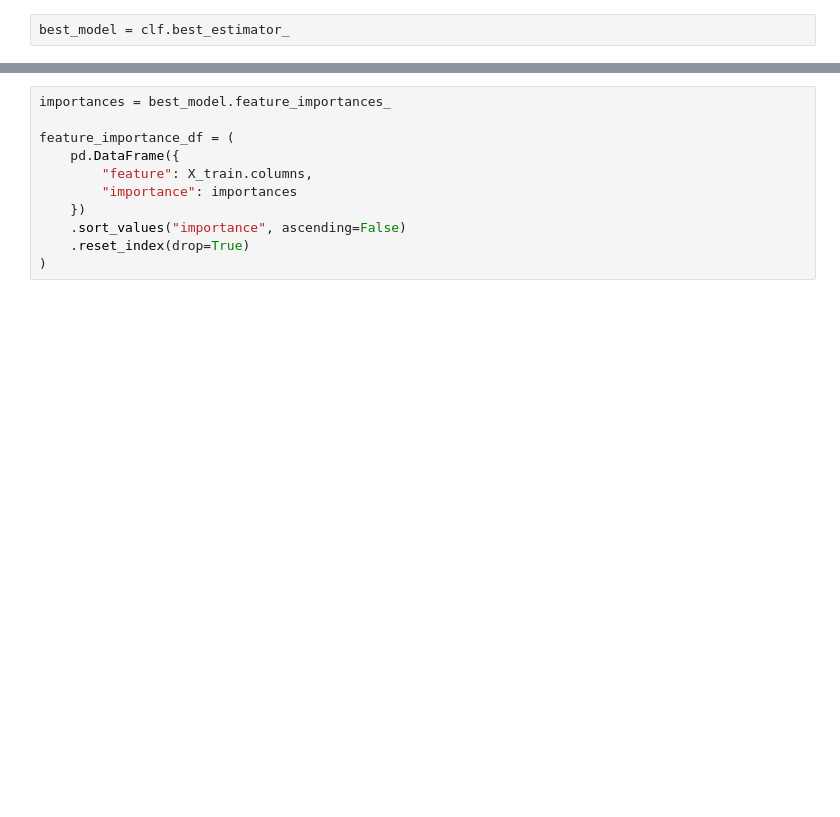
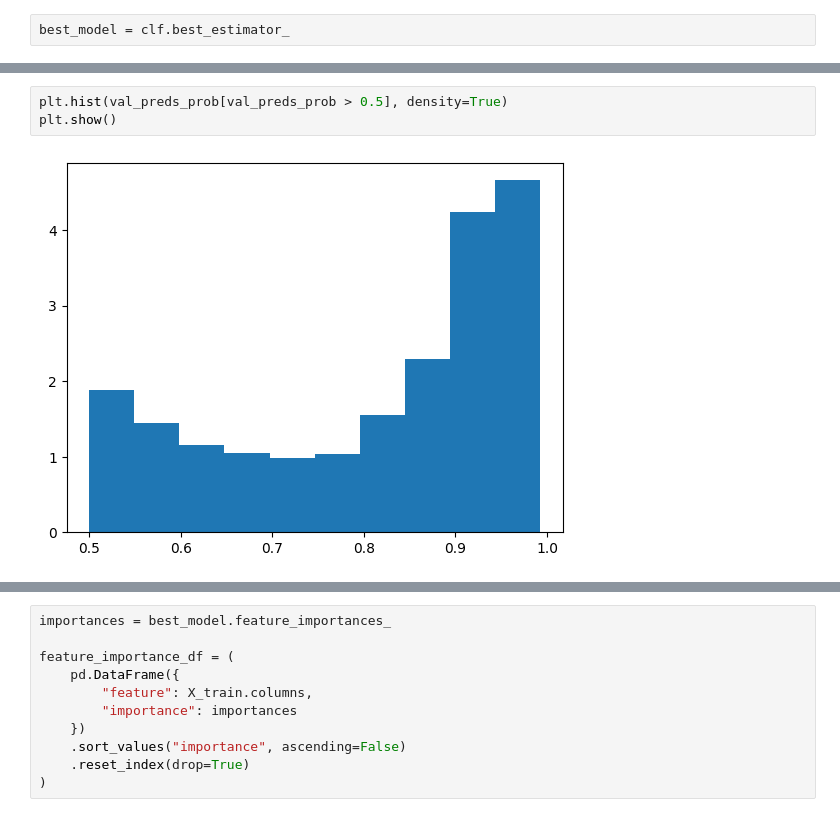
Before and after one commit to yubenjamin2022/UCLAStatsM148, a Jupyter notebook: xgboost_model.ipynb, the cells around one changed output, grey strips where cells are left out. Cells and saved outputs as stored; diff of their text form; blank space fills up the shorter version.

```diff
--- a/xgboost_model.ipynb
+++ b/xgboost_model.ipynb
@@ -187,0 +230,5 @@ plt.show()
+# %%
+plt.hist(val_preds_prob[val_preds_prob > 0.5], density=True)
+plt.show()
+# %% [output]
+[figure, added]
```
Also changed, not shown: parts of 14 cells of this notebook, 1 other file.
